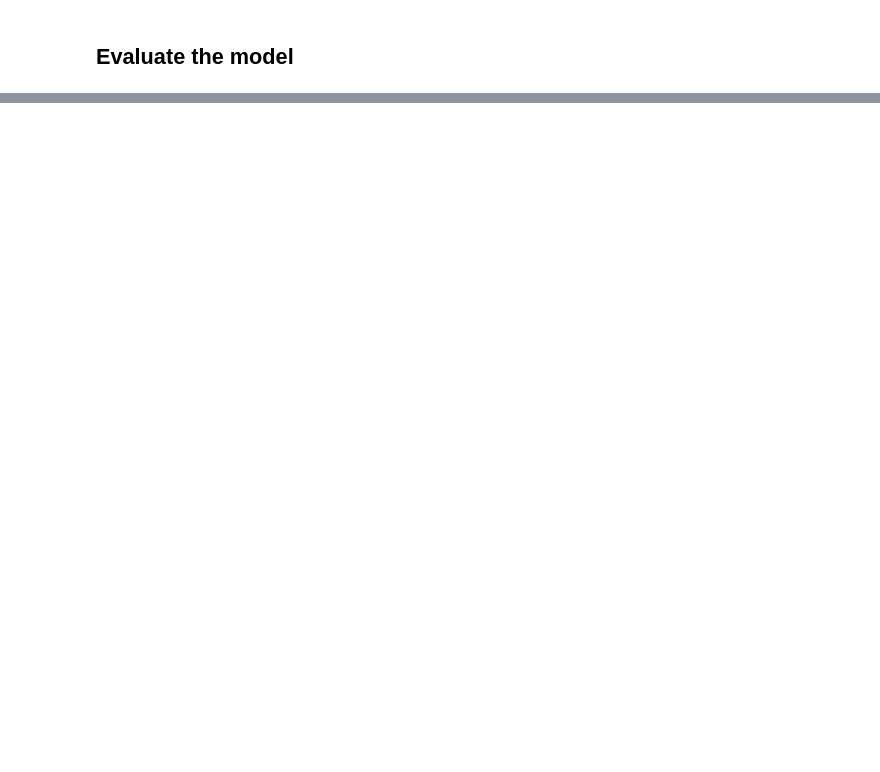
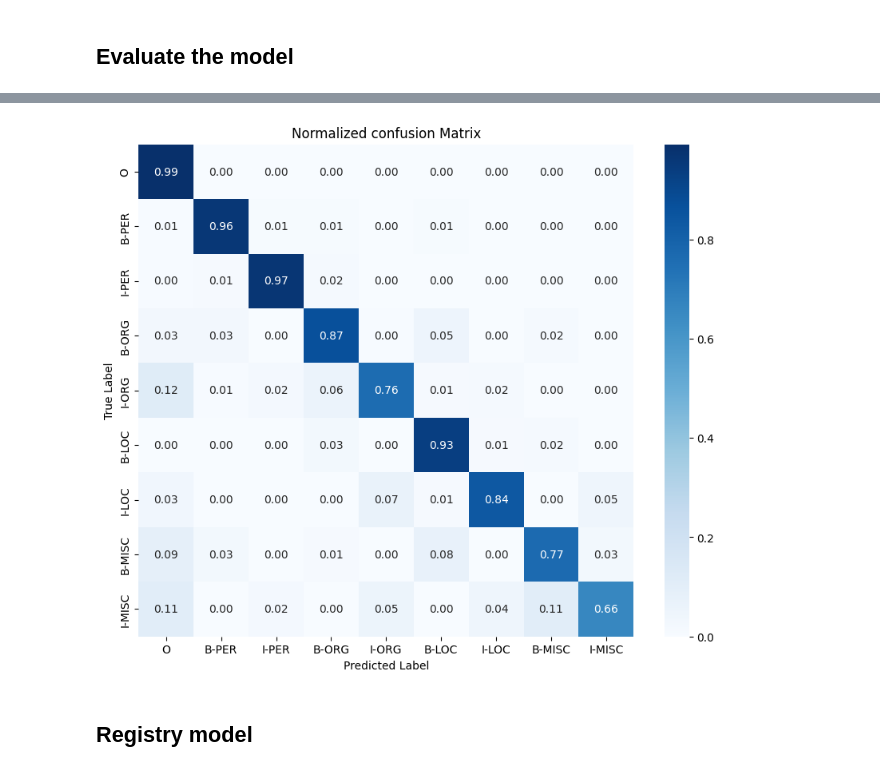
Before and after one commit to gonzaq94/NER-LLM-classification, a Jupyter notebook: fine_tune_BERT.ipynb, the cells around one changed output, grey strips where cells are left out. Drawn from its saved outputs; the diff is of its cells as text; code cells hidden in the pictures; blank space fills up the shorter version.

```diff
--- a/fine_tune_BERT.ipynb
+++ b/fine_tune_BERT.ipynb
@@ -215,0 +270,3 @@ COMET INFO: An experiment with the same configuration options is already running
+# %%
+evaluator = Evaluator(model, tokenizer, compute_metrics_eval)
+eval_results = evaluator.evaluate(valid_custom_dataset)
@@ -215,0 +307,18 @@ COMET INFO: An experiment with the same configuration options is already running
+# %%
+def plot_confusion_matrix(cm, class_names):
+
+    # Plot confusion matrix
+    plt.figure(figsize=(10, 8))
+    sns.heatmap(cm, annot=True, fmt='.2f', cmap='Blues', xticklabels=class_names, yticklabels=class_names)
+    plt.title('Normalized confusion Matrix')
+    plt.xlabel('Predicted Label')
+    plt.ylabel('True Label')
+    plt.show()
+# %%
+labels_dct = {'O': 0, 'B-PER': 1, 'I-PER': 2, 'B-ORG': 3, 'I-ORG': 4, 'B-LOC': 5, 'I-LOC': 6, 'B-MISC': 7, 'I-MISC': 8}
+class_names = [k for k, v in labels_dct.items()]
+plot_confusion_matrix(eval_results['eval_confusion_matrix'], class_names)
+# %% [output]
+[figure, added]
+# %% [markdown]
+## Registry model
```
Also changed, not shown: parts of 26 cells of this notebook.
